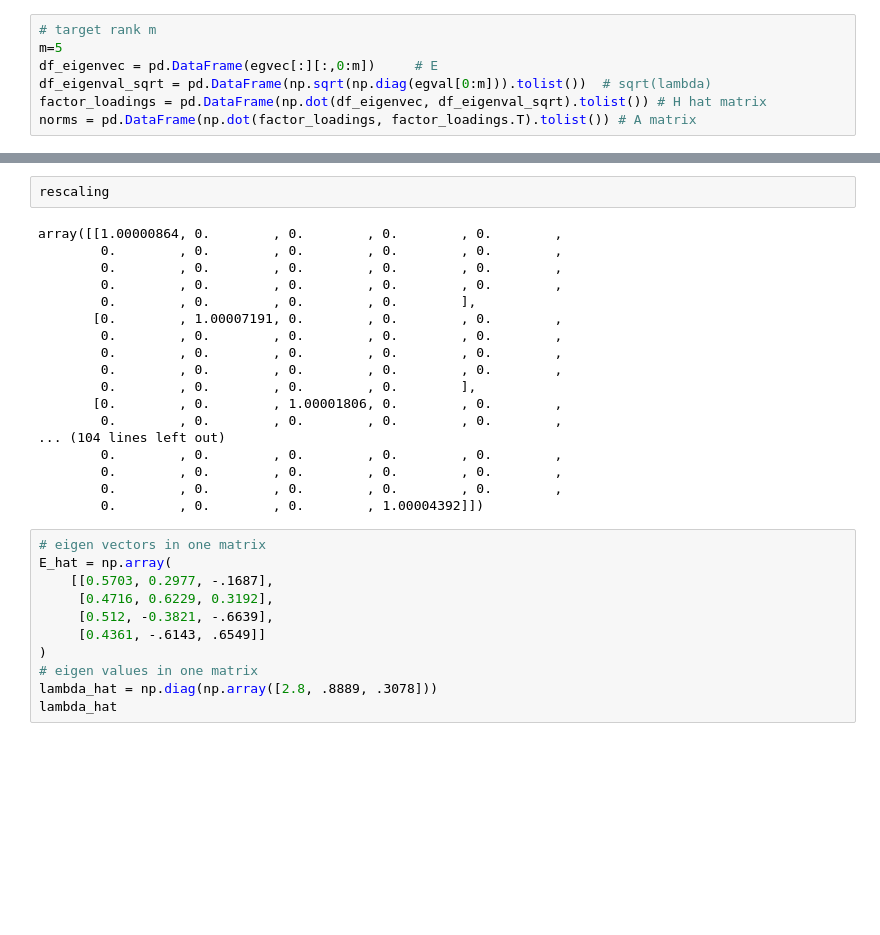
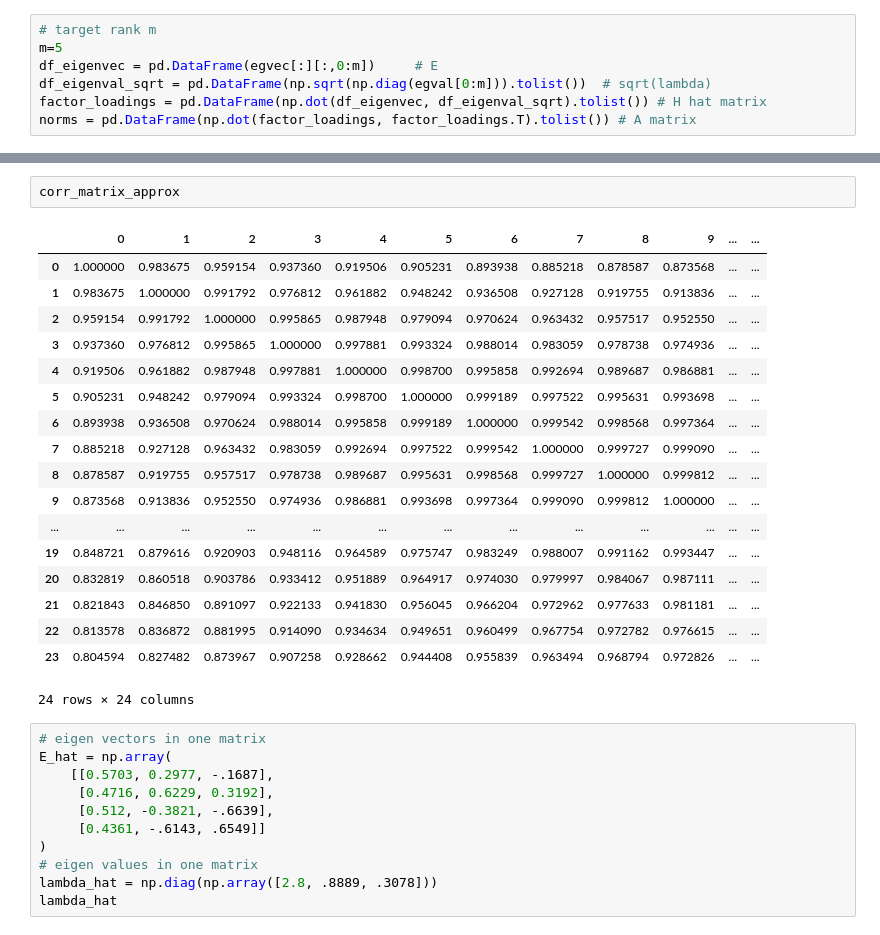
Before and after one commit to changjulian17/mqf_practice, a Jupyter notebook: QF609_Risk_Analysis/corr-matrix-rank-reduction.ipynb, the cells around one changed output, grey strips where cells are left out. Drawn from its saved outputs; the diff is of its cells as text; blank space fills up the shorter version.

Commit message:
qf609 reduced matrix exercise

```diff
--- a/QF609_Risk_Analysis/corr-matrix-rank-reduction.ipynb
+++ b/QF609_Risk_Analysis/corr-matrix-rank-reduction.ipynb
@@ -47,23 +83,24 @@ egval
 # %%
-rescaling
+corr_matrix_approx
 # %% [output]
+|  | 0 | 1 | 2 | 3 | 4 | 5 | 6 | 7 | 8 | 9 | ... | ... |
+| 0 | 1.000000 | 0.983675 | 0.959154 | 0.937360 | 0.919506 | 0.905231 | 0.893938 | 0.885218 | 0.878587 | 0.873568 | ... | ... |
+| 1 | 0.983675 | 1.000000 | 0.991792 | 0.976812 | 0.961882 | 0.948242 | 0.936508 | 0.927128 | 0.919755 | 0.913836 | ... | ... |
+| 2 | 0.959154 | 0.991792 | 1.000000 | 0.995865 | 0.987948 | 0.979094 | 0.970624 | 0.963432 | 0.957517 | 0.952550 | ... | ... |
+| 3 | 0.937360 | 0.976812 | 0.995865 | 1.000000 | 0.997881 | 0.993324 | 0.988014 | 0.983059 | 0.978738 | 0.974936 | ... | ... |
+| 4 | 0.919506 | 0.961882 | 0.987948 | 0.997881 | 1.000000 | 0.998700 | 0.995858 | 0.992694 | 0.989687 | 0.986881 | ... | ... |
+| 5 | 0.905231 | 0.948242 | 0.979094 | 0.993324 | 0.998700 | 1.000000 | 0.999189 | 0.997522 | 0.995631 | 0.993698 | ... | ... |
+| 6 | 0.893938 | 0.936508 | 0.970624 | 0.988014 | 0.995858 | 0.999189 | 1.000000 | 0.999542 | 0.998568 | 0.997364 | ... | ... |
+| 7 | 0.885218 | 0.927128 | 0.963432 | 0.983059 | 0.992694 | 0.997522 | 0.999542 | 1.000000 | 0.999727 | 0.999090 | ... | ... |
+| 8 | 0.878587 | 0.919755 | 0.957517 | 0.978738 | 0.989687 | 0.995631 | 0.998568 | 0.999727 | 1.000000 | 0.999812 | ... | ... |
+| 9 | 0.873568 | 0.913836 | 0.952550 | 0.974936 | 0.986881 | 0.993698 | 0.997364 | 0.999090 | 0.999812 | 1.000000 | ... | ... |
+| ... | ... | ... | ... | ... | ... | ... | ... | ... | ... | ... | ... | ... |
+| 19 | 0.848721 | 0.879616 | 0.920903 | 0.948116 | 0.964589 | 0.975747 | 0.983249 | 0.988007 | 0.991162 | 0.993447 | ... | ... |
+| 20 | 0.832819 | 0.860518 | 0.903786 | 0.933412 | 0.951889 | 0.964917 | 0.974030 | 0.979997 | 0.984067 | 0.987111 | ... | ... |
+| 21 | 0.821843 | 0.846850 | 0.891097 | 0.922133 | 0.941830 | 0.956045 | 0.966204 | 0.972962 | 0.977633 | 0.981181 | ... | ... |
+| 22 | 0.813578 | 0.836872 | 0.881995 | 0.914090 | 0.934634 | 0.949651 | 0.960499 | 0.967754 | 0.972782 | 0.976615 | ... | ... |
+| 23 | 0.804594 | 0.827482 | 0.873967 | 0.907258 | 0.928662 | 0.944408 | 0.955839 | 0.963494 | 0.968794 | 0.972826 | ... | ... |
-array([[1.00000864, 0.        , 0.        , 0.        , 0.        ,
-        0.        , 0.        , 0.        , 0.        , 0.        ,
-        0.        , 0.        , 0.        , 0.        , 0.        ,
-        0.        , 0.        , 0.        , 0.        , 0.        ,
-        0.        , 0.        , 0.        , 0.        ],
-       [0.        , 1.00007191, 0.        , 0.        , 0.        ,
-        0.        , 0.        , 0.        , 0.        , 0.        ,
-        0.        , 0.        , 0.        , 0.        , 0.        ,
-        0.        , 0.        , 0.        , 0.        , 0.        ,
-        0.        , 0.        , 0.        , 0.        ],
-       [0.        , 0.        , 1.00001806, 0.        , 0.        ,
-        0.        , 0.        , 0.        , 0.        , 0.        ,
-... (104 lines left out)
-        0.        , 0.        , 0.        , 0.        , 0.        ,
-        0.        , 0.        , 0.        , 0.        , 0.        ,
-        0.        , 0.        , 0.        , 0.        , 0.        ,
-        0.        , 0.        , 0.        , 1.00004392]])
+24 rows × 24 columns
 # %%
 # eigen vectors in one matrix
 E_hat = np.array(
```
Also changed, not shown: parts of 11 cells of this notebook.
